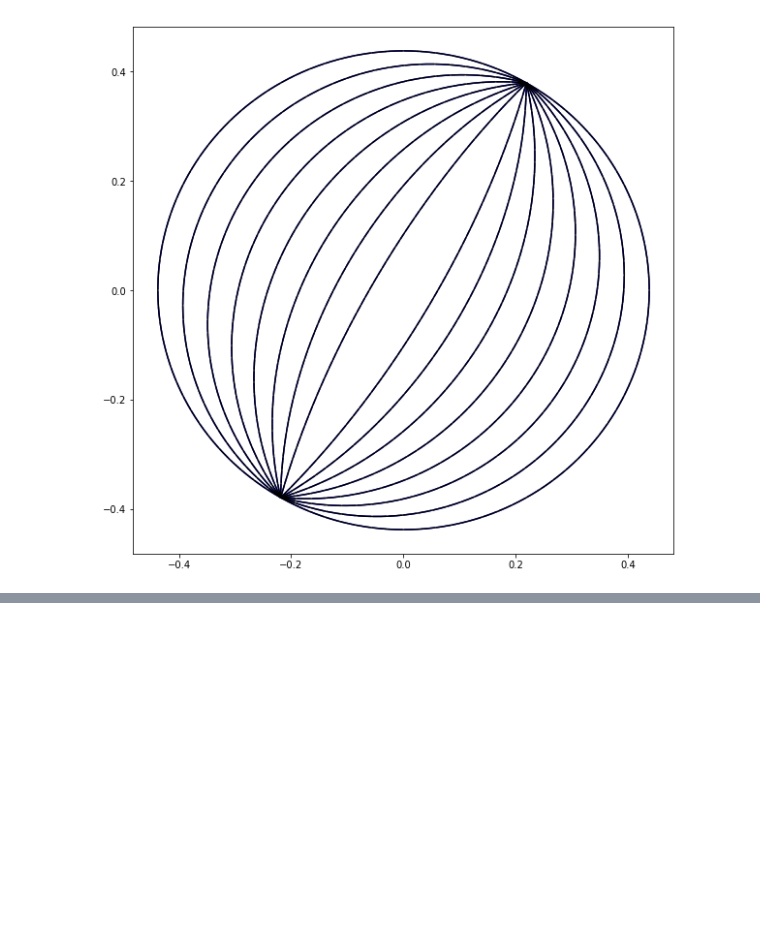
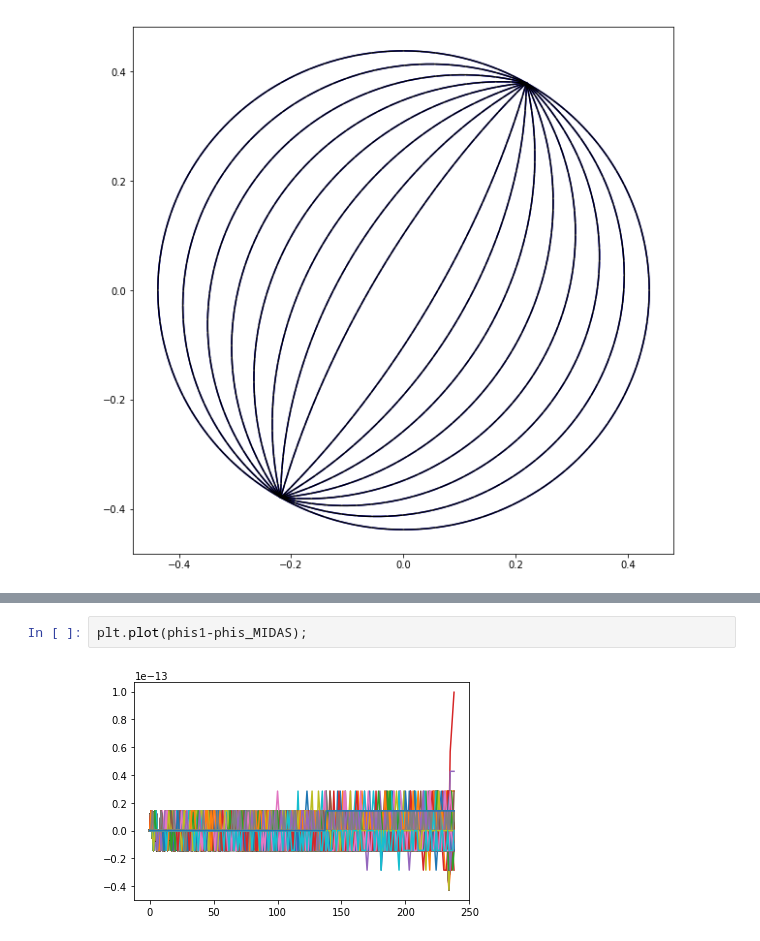
Before and after one commit to nikizadehgfdl/grid_generation, a Jupyter notebook: jupyter_northern_bipole_cap_grid.ipynb, the cells around one changed output, grey strips where cells are left out. Drawn from its saved outputs; the diff is of its cells as text; blank space fills up the shorter version.

```diff
--- a/jupyter_northern_bipole_cap_grid.ipynb
+++ b/jupyter_northern_bipole_cap_grid.ipynb
@@ -550,0 +644,4 @@ plt.plot(dy_MIDAS[:,Ni//4]);
+# %%
+plt.plot(phis1-phis_MIDAS);
+# %% [output]
+[figure, added]
```
Also changed, not shown: parts of 10 cells of this notebook, 2 other files.
